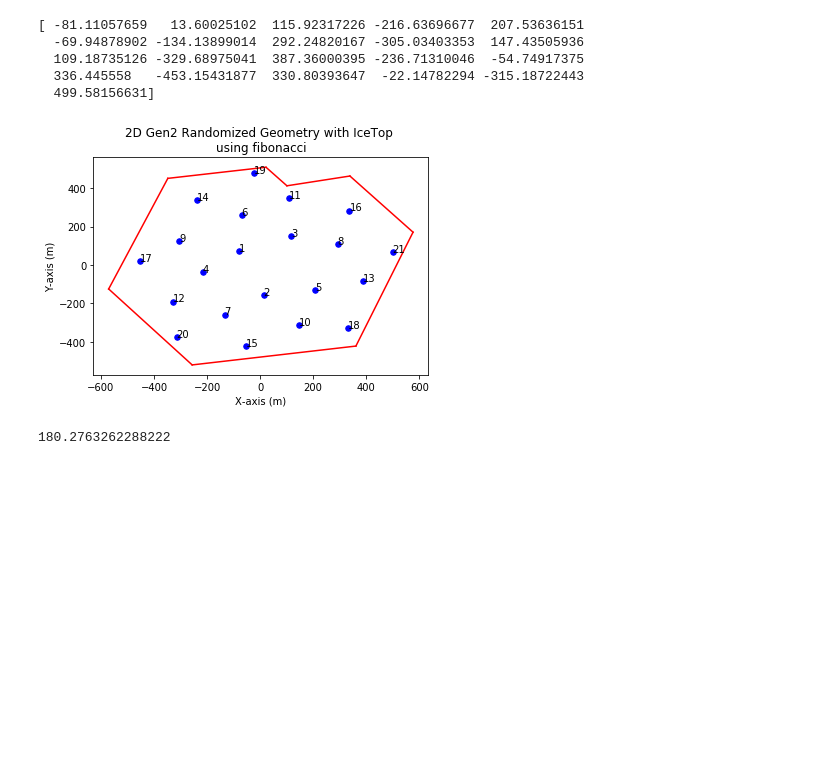
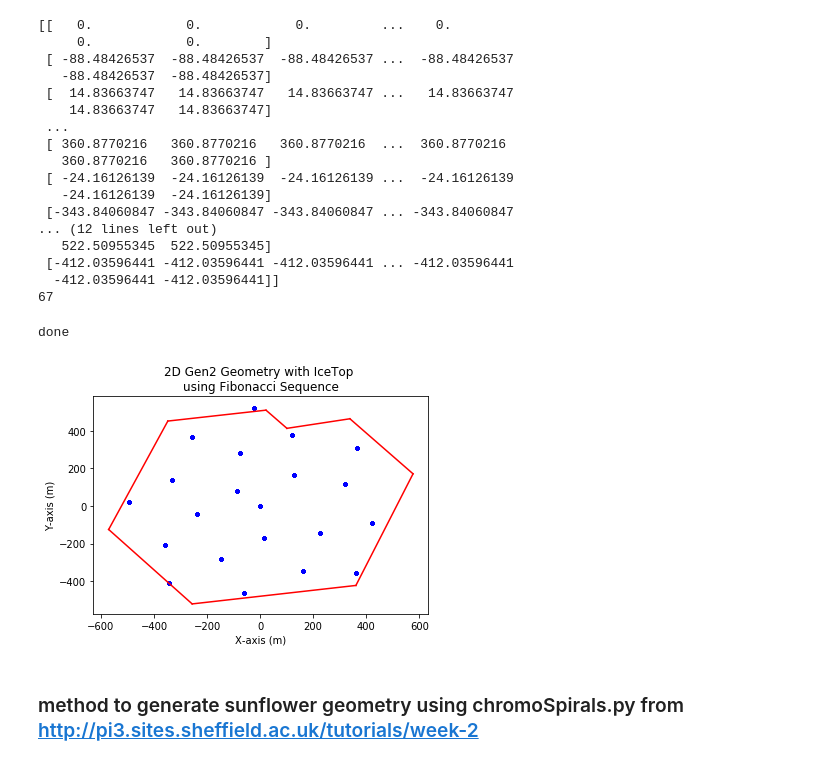
Before and after one commit to Patricia-Mcmillin/PMcmillin_REU, a Jupyter notebook: fibonacci_gen2_geometry.ipynb, the cells around one changed output. Cells and saved outputs as stored; diff of their text form; code cells hidden in the pictures; blank space fills up the shorter version.

```diff
--- a/fibonacci_gen2_geometry.ipynb
+++ b/fibonacci_gen2_geometry.ipynb
@@ -100,9 +31,0 @@ print(r)
-# %%
-index = 0
-r_positions = []
-for n in range(1,22):
-    r = 240*(math.sqrt(fibBinet(n)))
-    print(r)
-    r_positions.insert(index, r)
-    index = index + 1
-print(r_positions)
@@ -137,4 +31,0 @@ plt.show()
-# %%
-fig = plt.figure()
-ax = fig.add_subplot(projection='polar')
-plt.show()
@@ -261,29 +114,37 @@ def IC_bounds():
+# %%
+x , y = sunflower_coords(0,21,120)
+print(x)
+print(len(x[0]))
+print(y)
+print(len(y[0]))
+# %% [output]
+[[   0.            0.            0.         ...    0.
+     0.            0.        ]
+ [ -88.48426537  -88.48426537  -88.48426537 ...  -88.48426537
+   -88.48426537  -88.48426537]
+ [  14.83663747   14.83663747   14.83663747 ...   14.83663747
+    14.83663747   14.83663747]
+ ...
+ [ 360.8770216   360.8770216   360.8770216  ...  360.8770216
+   360.8770216   360.8770216 ]
+ [ -24.16126139  -24.16126139  -24.16126139 ...  -24.16126139
+   -24.16126139  -24.16126139]
+ [-343.84060847 -343.84060847 -343.84060847 ... -343.84060847
+... (12 lines left out)
+   522.50955345  522.50955345]
+ [-412.03596441 -412.03596441 -412.03596441 ... -412.03596441
+  -412.03596441 -412.03596441]]
+67
 # %%
 """  x: choosen x cooordinates
      y: choosen y coordinates
      random_gen: random number generator used to create x,y coordinates
 """
 def plot_2d_icetop(x, y, random_gen):
-    fig = plt.figure()
-    ax = plt.axes()
+    fig, ax = plt.subplots()
     ax.set_xlabel('X-axis (m)')
     ax.set_ylabel('Y-axis (m)')
-    ax.set_title("2D Gen2 Randomized Geometry with IceTop \n" + random_gen)
+    ax.set_title("2D Gen2 Geometry with IceTop \n" + random_gen)
     IC_bounds()
-    ax.scatter(x, y, s=30, c='blue')
-    annotations=["1","2","3","4","5","6","7","8","9","10","11","12","13","14","15","16","17","18","19","20","21"]
-    for i, label in enumerate(annotations):
-        plt.annotate(label, (x[i], y[i]))
+    ax.scatter(x, y, s =9, c='blue')
     return fig
-# %%
-x_pos_gen2 = 1100*x_pos
-y_pos_gen2 = 1100*y_pos
-plot_2d_icetop(x_pos_gen2, y_pos_gen2, "using fibonacci")
-print(x_pos_gen2)
-# %% [output]
-[ -81.11057659   13.60025102  115.92317226 -216.63696677  207.53636151
-  -69.94878902 -134.13899014  292.24820167 -305.03403353  147.43505936
-  109.18735126 -329.68975041  387.36000395 -236.71310046  -54.74917375
-  336.445558   -453.15431877  330.80393647  -22.14782294 -315.18722443
-  499.58156631]
-[figure, removed]
@@ -295,5 +151,8 @@ y2= y_pos_gen2[6]
-# %%
-distance = ((x1 - x2)**2 + (y1 - y2)**2)**0.5
-print(distance)
-# %% [output]
-180.2763262288222
+# %%
+plot_2d_icetop(x, y, "using Fibonacci Sequence")
+print('done')
+# %% [output]
+done
+[figure, added]
+# %% [markdown]
+### method to generate sunflower geometry using chromoSpirals.py from http://pi3.sites.sheffield.ac.uk/tutorials/week-2
```
Also changed, not shown: parts of 21 cells of this notebook, 1 other file.
